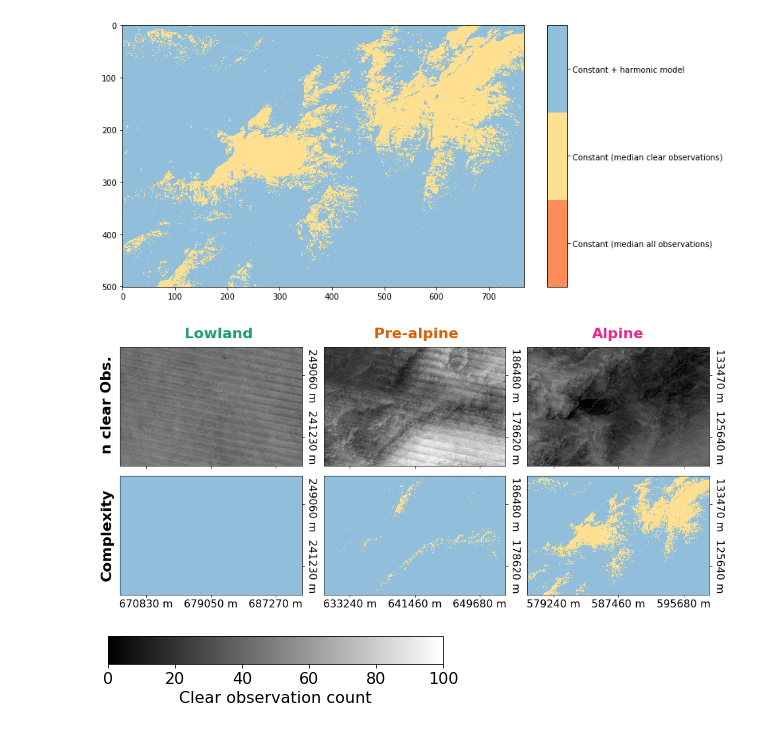
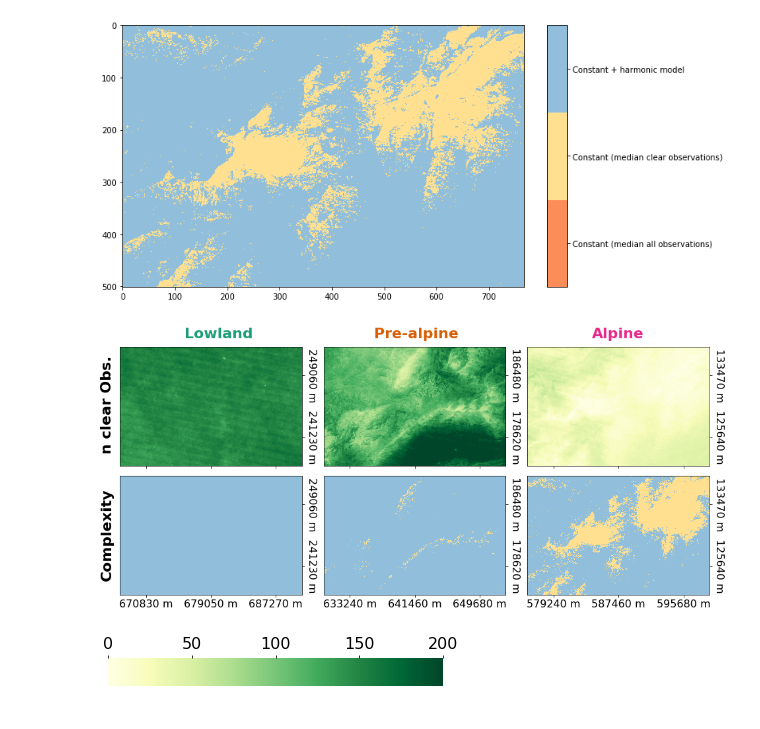
Before and after one commit to SebastianHafner/masterthesis, a Jupyter notebook: assemble_synthetic_images.ipynb, the cells around one changed output. Saved outputs shown, nothing was run; the diff lists cells and outputs as text; code cells hidden in the pictures.

```diff
--- a/assemble_synthetic_images.ipynb
+++ b/assemble_synthetic_images.ipynb
@@ -386,7 +386,7 @@ def plot_count(ax,fname,limits,show_xlabels=True,show_ylabels=True):
 
     colors = ['#000000','#fffff']
 
-    cmap = mpl.cm.get_cmap(name='gray')
+    cmap = mpl.cm.get_cmap(name='YlGn')
 
     im = ax.imshow(count[:,:,0],cmap=cmap)
     im.set_clim(*limits)
@@ -419,7 +419,7 @@ def plot_count(ax,fname,limits,show_xlabels=True,show_ylabels=True):
 
 
 # run for different region of interests
-yearAS = 2004
+yearAS = 2013
 rois = ['roi1','roi2','roi3']
 roi_names = ['Lowland','Pre-alpine','Alpine']
 roi_colors = ['#1b9e77','#d95f02','#e7298a']
@@ -438,7 +438,7 @@ axs = axs.ravel()
 
 for iroi, roi in enumerate(rois):
 
-    plot_count(axs[iroi],f'{folder_count}count_min_{roi}_{collection_year(roi,yearAS)}.tif',(0,100),False)
+    plot_count(axs[iroi],f'{folder_count}count_min_{roi}_{collection_year(roi,yearAS)}.tif',(0,200),False)
     plot_model(axs[iroi+3],f'{folder_models}model_{roi}_{collection_year(roi,yearAS)}.tif')
 
 fig.text(0.1, 0.7, 'n clear Obs.', va='center', rotation='vertical',fontweight='bold',fontsize=fontsize_title)
@@ -450,25 +450,26 @@ fig.text(0.78, 0.9, roi_names[2], ha='center',fontweight='bold',fontsize=fontsiz
 
 plt.savefig(f'plots/counts_models_as{yearAS}.png', dpi=300, bbox_inches = "tight")
 # %% [output]
-[figure, old version]
+[figure, new version]
 # %%
 import matplotlib.pyplot as plt
 import matplotlib as mpl
 
 fig, ax = plt.subplots(figsize=(6, 1))
 fig.subplots_adjust(bottom=0.5)
 
-cmap = mpl.cm.get_cmap(name='gray')
-norm = mpl.colors.Normalize(vmin=0, vmax=100)
+cmap = mpl.cm.get_cmap(name='YlGn')
+norm = mpl.colors.Normalize(vmin=0, vmax=200)
 
 cb1 = mpl.colorbar.ColorbarBase(ax, cmap=cmap,
                                 norm=norm,
-                                orientation='horizontal')
-cb1.set_label('Clear observation count')
+                                orientation='horizontal',ticklocation='top')
+cb1.outline.set_visible(False)
+#cb1.set_label('Clear observation count')
 plt.savefig(f'plots/legend_nobservation.png', dpi=300, bbox_inches = "tight")
 fig.show()
 # %% [output]
-[figure, old version]
+[figure, new version]
 # %%
 # old assemble coefficients function (still with perpetual snow and median)
 
```
Also changed, not shown: parts of 1 cell of this notebook.
